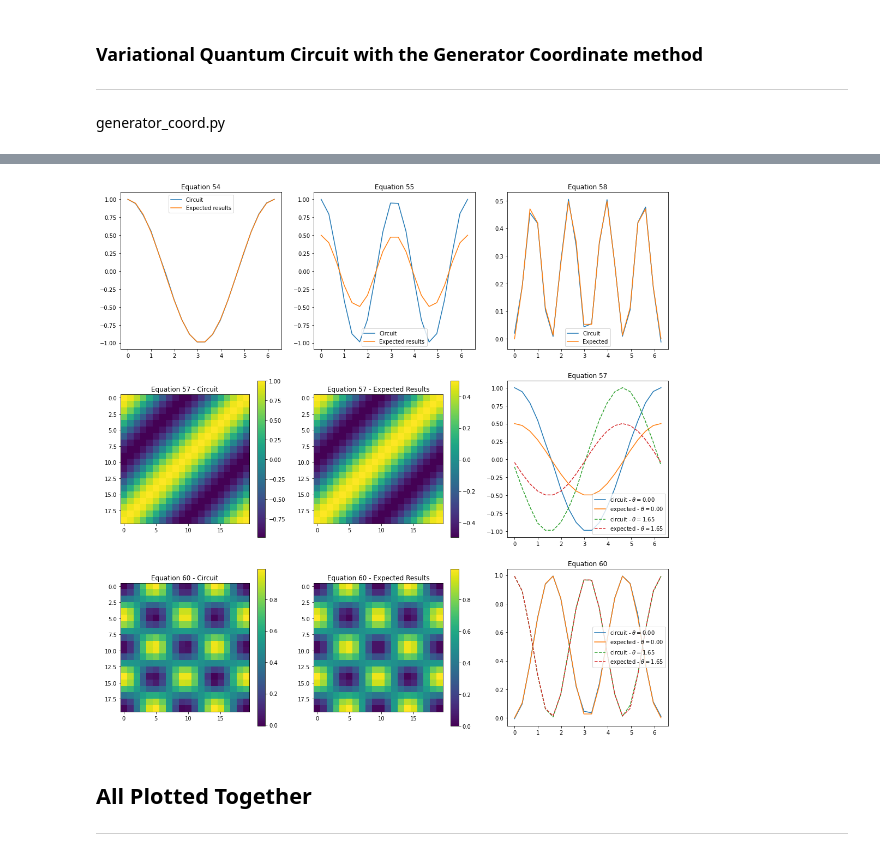
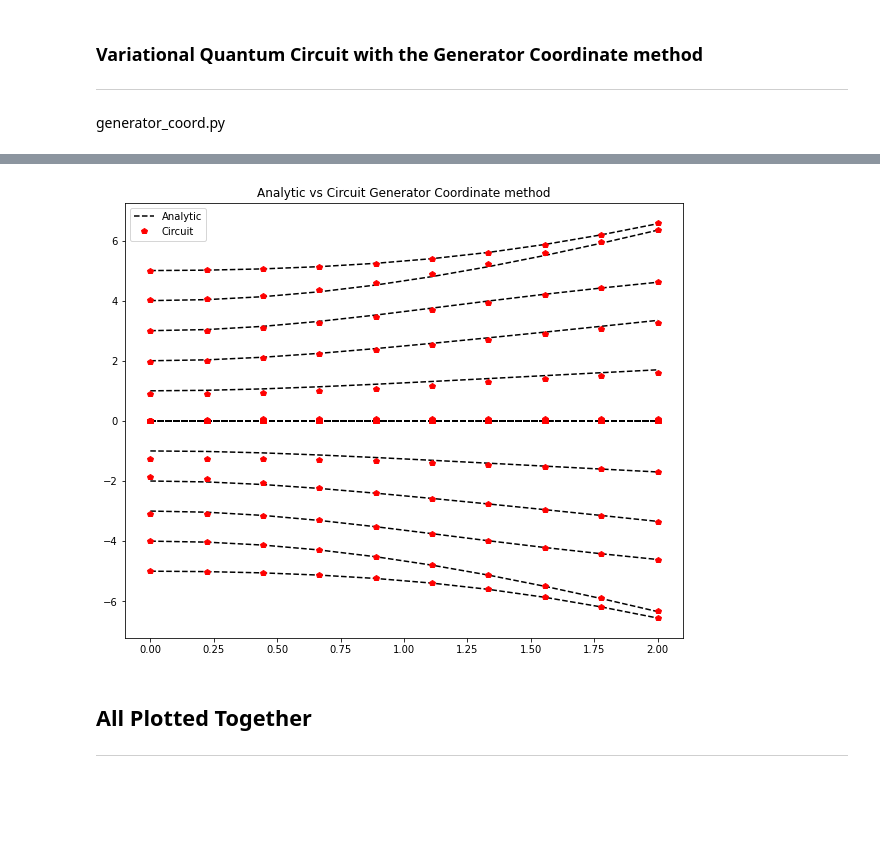
Before and after one commit to cwjsdsu/Qractice, a Jupyter notebook: McBrian/lipkin_model/lipkin.ipynb, the cells around one changed output, grey strips where cells are left out. Saved outputs shown, nothing was run; the diff lists cells and outputs as text; code cells hidden in the pictures; blank space fills up the shorter version.

```diff
--- a/McBrian/lipkin_model/lipkin.ipynb
+++ b/McBrian/lipkin_model/lipkin.ipynb
@@ -211,0 +245,9 @@ plt.show()
+# %%
+# Equation 58
+
+theta = np.linspace(0, 2*np.pi, n_variation)
+
+pm_diag_results = np.zeros(n_variation)
+
+for i_theta in range(n_variation):
+    pm_diag_results[i_theta] = generator_coord.diag_pm_circuit(theta[i_theta],backend,n_shots)
@@ -396,55 +325,0 @@ for i_theta in range(n_variation):
-# %%
-fig, axs = plt.subplots(3, 3, figsize=(18, 18))
-
-axs[0,0].set_title("Equation 54")
-axs[0,0].plot(theta, real_overlap_results, label="Circuit")
-axs[0,0].plot(theta,np.cos(theta), label="Expected results")
-axs[0,0].legend()
-
-axs[0,1].set_title("Equation 55")
-axs[0,1].plot(theta, z_diag_results, label="Circuit")
-axs[0,1].plot(theta,0.5*np.cos(2*theta), label="Expected results")
-axs[0,1].legend()
-
-axs[0,2].set_title("Equation 58")
-axs[0,2].plot(theta,pm_diag_results, label="Circuit")
-axs[0,2].plot(theta,0.5*np.sin(2*theta)**2, label="Expected")
-axs[0,2].legend()
-
-# ----------------------------------------------------------------------
-
-axs[1,0].set_title("Equation 57 - Circuit")
-im0 = axs[1,0].imshow(z_offdiag_results)
-fig.colorbar(im0, ax=axs[1, 0])
-
-axs[1,1].set_title("Equation 57 - Expected Results")
-im1 = axs[1,1].imshow(expected_z_offdiag)
-fig.colorbar(im1, ax=axs[1, 1])
-
-axs[1,2].set_title("Equation 57")
-axs[1,2].plot(theta,z_offdiag_results[0,:], label=r"circuit - $\theta=$%.2f"%theta[0])
-axs[1,2].plot(theta,expected_z_offdiag[0,:], label=r"expected - $\theta=$%.2f"%theta[0])
-axs[1,2].plot(theta,z_offdiag_results[5,:],'--', label=r"circuit - $\theta=$%.2f"%theta[5])
-axs[1,2].plot(theta,expected_z_offdiag[5,:],'--', label=r"expected - $\theta=$%.2f"%theta[5])
-axs[1,2].legend()
-
-#--------------------------------------------------------------------
-
-axs[2,0].set_title("Equation 60 - Circuit")
-im2 = axs[2,0].imshow(pm_offdiag_results)
-fig.colorbar(im2, ax=axs[2, 0])
-
-axs[2,1].set_title("Equation 60 - Expected Results")
-im3 = axs[2,1].imshow(expected_pm_offdiag)
-fig.colorbar(im3, ax=axs[2, 1])
-
-axs[2,2].set_title("Equation 60")
-axs[2,2].plot(theta,pm_offdiag_results[0,:], label=r"circuit - $\theta=$%.2f"%theta[0])
-axs[2,2].plot(theta,expected_pm_offdiag[0,:], label=r"expected - $\theta=$%.2f"%theta[0])
-axs[2,2].plot(theta,pm_offdiag_results[5,:],'--', label=r"circuit - $\theta=$%.2f"%theta[5])
-axs[2,2].plot(theta,expected_pm_offdiag[5,:],'--', label=r"expected - $\theta=$%.2f"%theta[5])
-axs[2,2].legend()
-
-plt.show()
-# %% [output]
-[figure, removed]
@@ -451,3 +387,14 @@ plt.show()
+# %%
+plt.figure(figsize=(10,8))
+plt.plot(chi,np.sort(expect_circuit_gencoord)[:,0],'k--', label="Analytic")
+plt.plot(chi,np.sort(circuit_gencoord_result)[:,0],'rp',label="Circuit")
+plt.plot(chi,np.sort(expect_circuit_gencoord)[:,1:],'k--')
+plt.plot(chi,np.sort(circuit_gencoord_result)[:,1:],'rp')
+plt.title("Analytic vs Circuit Generator Coordinate method")
+plt.legend()
+plt.show()
+# %% [output]
+[figure, added]
 # %% [markdown]
 ## All Plotted Together
 ***
```
Also changed, not shown: parts of 22 cells of this notebook, 1 other file.
